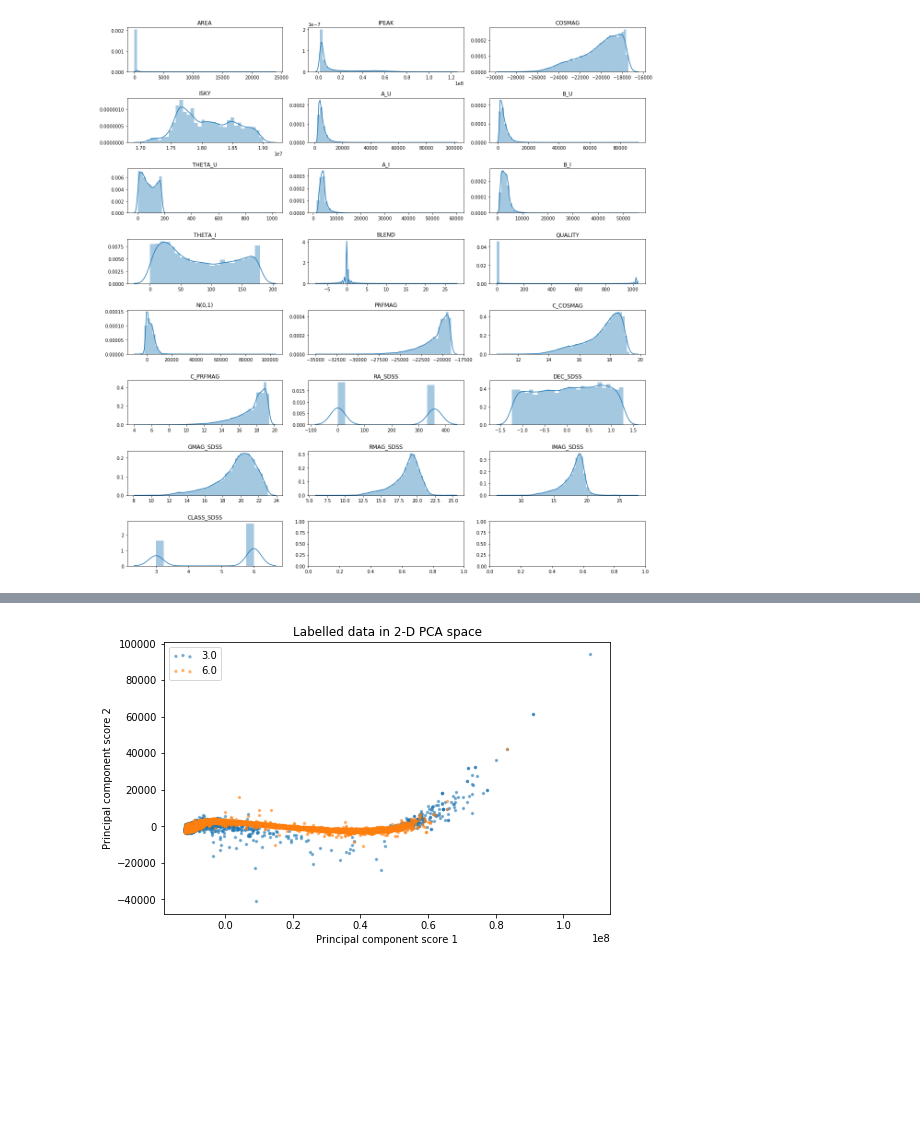
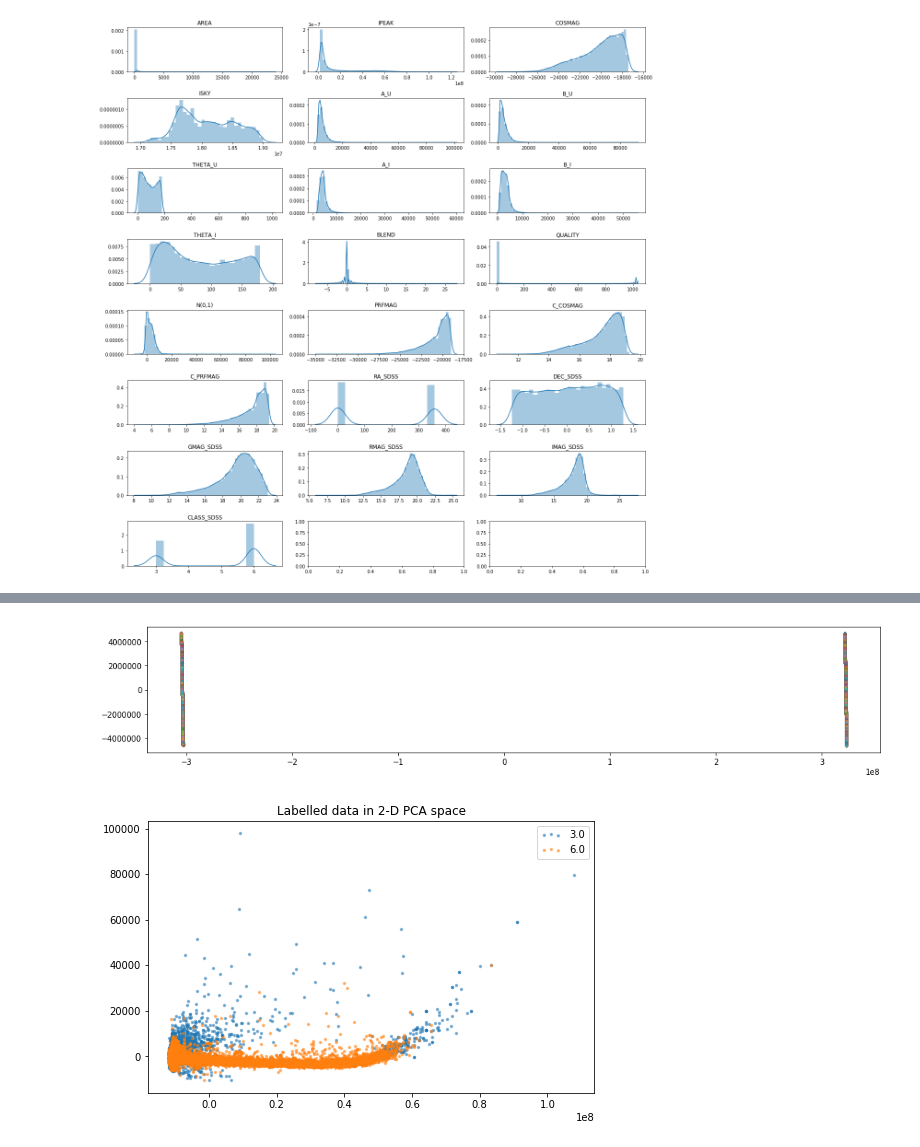
Before and after one commit to imran-marwat/sky-catalogue-classification-project, a Jupyter notebook: notebooks/js_eda.ipynb, the cells around one changed output, grey strips where cells are left out. Cells and saved outputs as stored; diff of their text form; code cells hidden in the pictures; blank space fills up the shorter version.

```diff
--- a/notebooks/js_eda.ipynb
+++ b/notebooks/js_eda.ipynb
@@ -31,7 +35,8 @@ colnames_relevant=[col_names[i] for i in relevant_indices]
 # %%
 #Get relevant column
 data=uki823_df.iloc[:, relevant_indices]
-data.columns= [colnames_relevant]
+data_ukr=ukr823_df.iloc[:, relevant_indices]
 data = pd.DataFrame(data.values, columns = colnames_relevant)
+data_ukr=pd.DataFrame(data_ukr.values, columns=colnames_relevant)
 # %%
 #Q1
@@ -125,3 +135,6 @@ data.columns
 # %%
 data_x=data.iloc[:,0:len(data.columns)-1]
 data_y=data['CLASS_SDSS']
+
+data_ukr_x=data_ukr.iloc[:,0:len(data_ukr.columns)-1]
+data_ukr_y=data_ukr['CLASS_SDSS']
@@ -204,16 +166,29 @@ plt.show()
 # %%
 
-from sklearn.decomposition import PCA # Import the PCA module
 
-dim_1 = 0# First dimension
+dim_1 = 1 # First dimension
 dim_2 = 3 # Second dimension
-X_pca_4d = PCA(n_components=4).fit_transform(data_x) # Initialise a PCA instance, fit it by using X_sc and then transform X_sc
-plt.figure(figsize=(8,5))
-scatter_2d_label(X_pca_4d[:, [dim_1,dim_2]], data_y)
-plt.title('Labelled data in 2-D PCA space')
-plt.xlabel('Principal component score 1')
-plt.ylabel('Principal component score 2')
-plt.legend(loc='best', scatterpoints=3) # Ask matplotlib to place the legend where it thinks best
+X_pca_4d = PCA(n_components=4).fit_transform(data_ukr_x) # Initialise a PCA instance, fit it by using X_sc and then transform X_sc
+plt.figure(figsize=(17,3))
+scatter_2d_label(X_pca_4d[:, [dim_1,dim_2]], data_ukr_y)
+# plt.title('Labelled data in 2-D PCA space')
+# plt.xlabel('Principal component score 1')
+# plt.ylabel('Principal component score 2')
+# plt.legend(loc='upper right', scatterpoints=3) # Ask matplotlib to place the legend where it thinks best
 plt.show()
 # %% [output]
-[figure, old version]
+[figure, new version]
+# %%
+
+
+dim_1 = 0# First dimension
+dim_2 = 2 # Second dimension
+X_pca_4d = PCA(n_components=4).fit_transform(data_x) # Initialise a PCA instance, fit it by using X_sc and then transform X_sc
+plt.figure(figsize=(8,5))
+scatter_2d_label(X_pca_4d[:, [dim_1,dim_2]], data_y)
+plt.title('Labelled data in 2-D PCA space')
+
+plt.legend(loc='best', scatterpoints=3) # Ask matplotlib to place the legend where it thinks best
+plt.show()
+# %% [output]
+[figure, added]
```
Also changed, not shown: parts of 21 cells of this notebook, 2 other files.
